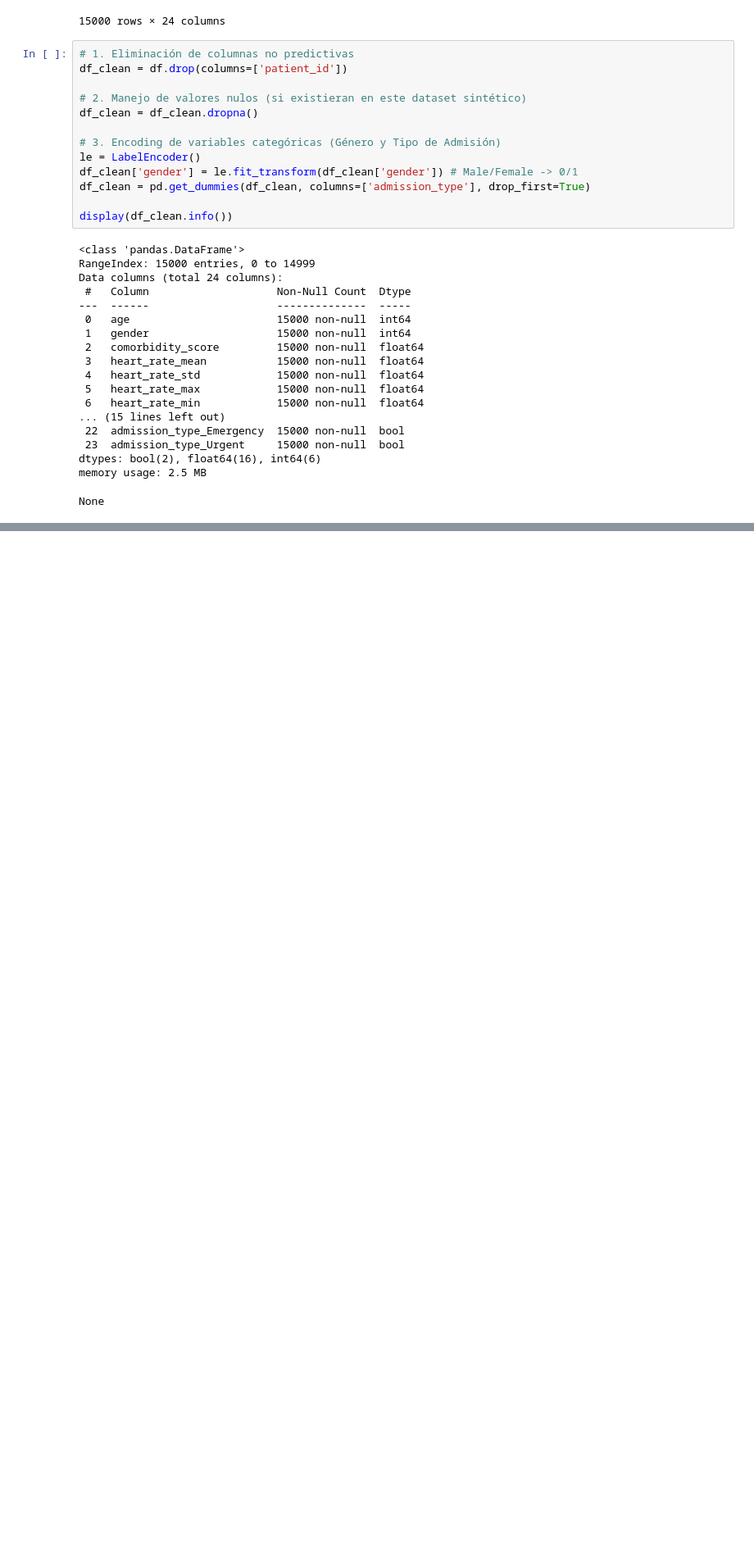
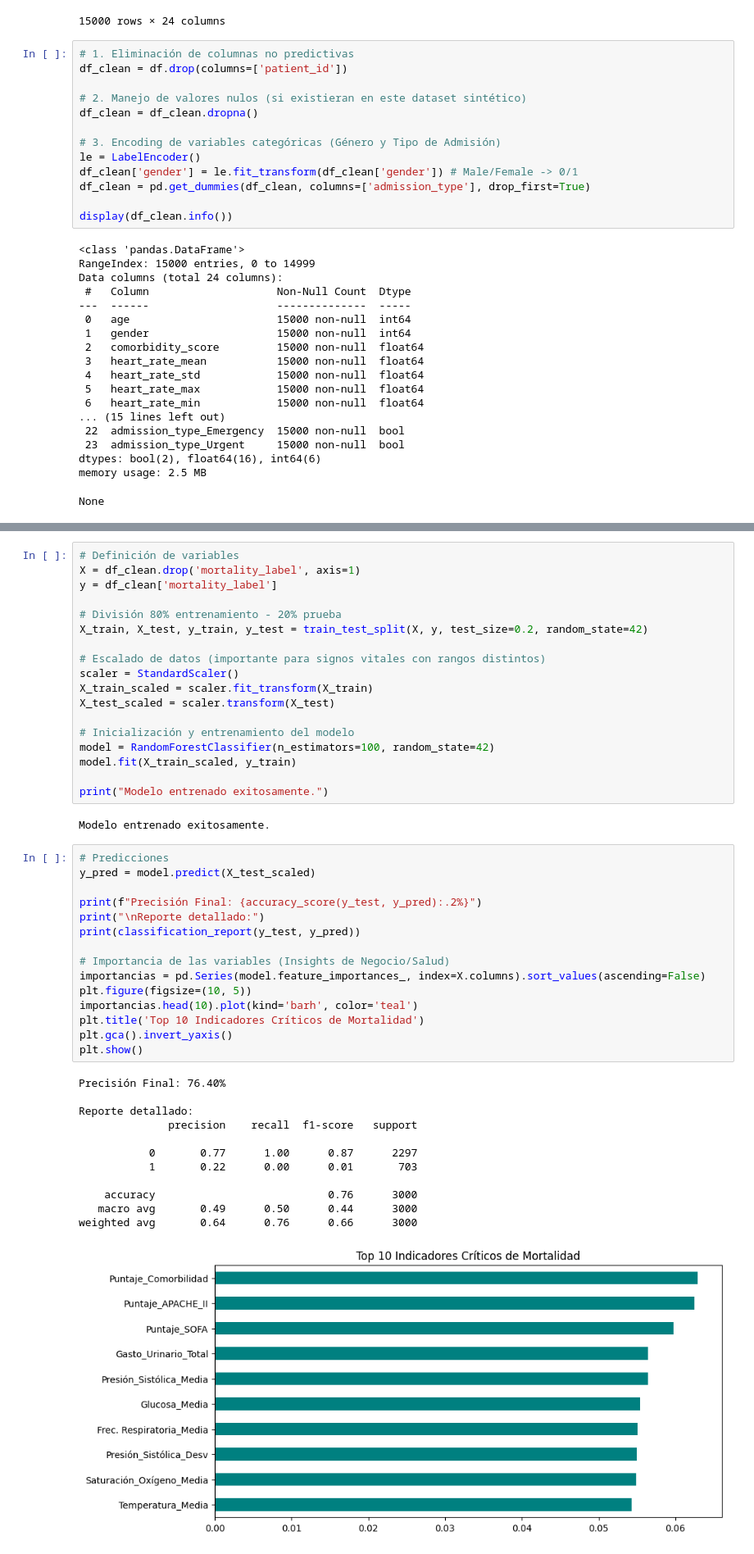
Before and after one commit to jcsp1687/uide-tratamientodatos-ej3, a Jupyter notebook: ejerciciopractico3-uide-td.ipynb, the cells around one changed output, grey strips where cells are left out. Shown at 82% size. Saved outputs shown, nothing was run; the diff lists cells and outputs as text; blank space fills up the shorter version.

```diff
--- a/ejerciciopractico3-uide-td.ipynb
+++ b/ejerciciopractico3-uide-td.ipynb
@@ -81,0 +141,48 @@ None
+# %%
+# Definición de variables
+X = df_clean.drop('mortality_label', axis=1)
+y = df_clean['mortality_label']
+
+# División 80% entrenamiento - 20% prueba
+X_train, X_test, y_train, y_test = train_test_split(X, y, test_size=0.2, random_state=42)
+
+# Escalado de datos (importante para signos vitales con rangos distintos)
+scaler = StandardScaler()
+X_train_scaled = scaler.fit_transform(X_train)
+X_test_scaled = scaler.transform(X_test)
+
+# Inicialización y entrenamiento del modelo
+model = RandomForestClassifier(n_estimators=100, random_state=42)
+model.fit(X_train_scaled, y_train)
+
+print("Modelo entrenado exitosamente.")
+# %% [output]
+Modelo entrenado exitosamente.
+# %%
+# Predicciones
+y_pred = model.predict(X_test_scaled)
+
+print(f"Precisión Final: {accuracy_score(y_test, y_pred):.2%}")
+print("\nReporte detallado:")
+print(classification_report(y_test, y_pred))
+
+# Importancia de las variables (Insights de Negocio/Salud)
+importancias = pd.Series(model.feature_importances_, index=X.columns).sort_values(ascending=False)
+plt.figure(figsize=(10, 5))
+importancias.head(10).plot(kind='barh', color='teal')
+plt.title('Top 10 Indicadores Críticos de Mortalidad')
+plt.gca().invert_yaxis()
+plt.show()
+# %% [output]
+Precisión Final: 76.40%
+
+Reporte detallado:
+              precision    recall  f1-score   support
+
+           0       0.77      1.00      0.87      2297
+           1       0.22      0.00      0.01       703
+
+    accuracy                           0.76      3000
+   macro avg       0.49      0.50      0.44      3000
+weighted avg       0.64      0.76      0.66      3000
+[figure, added]
```
Also changed, not shown: parts of 2 cells of this notebook.
